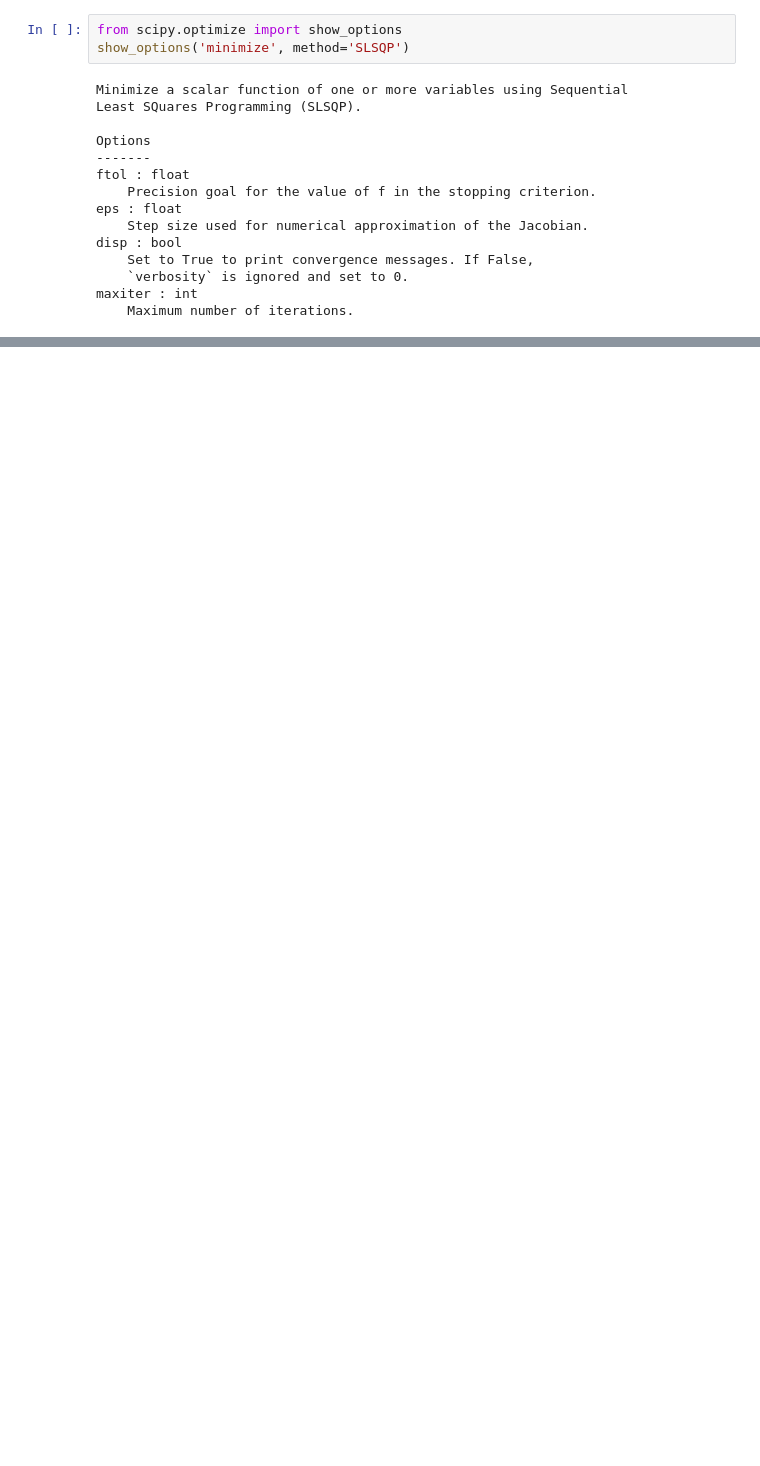
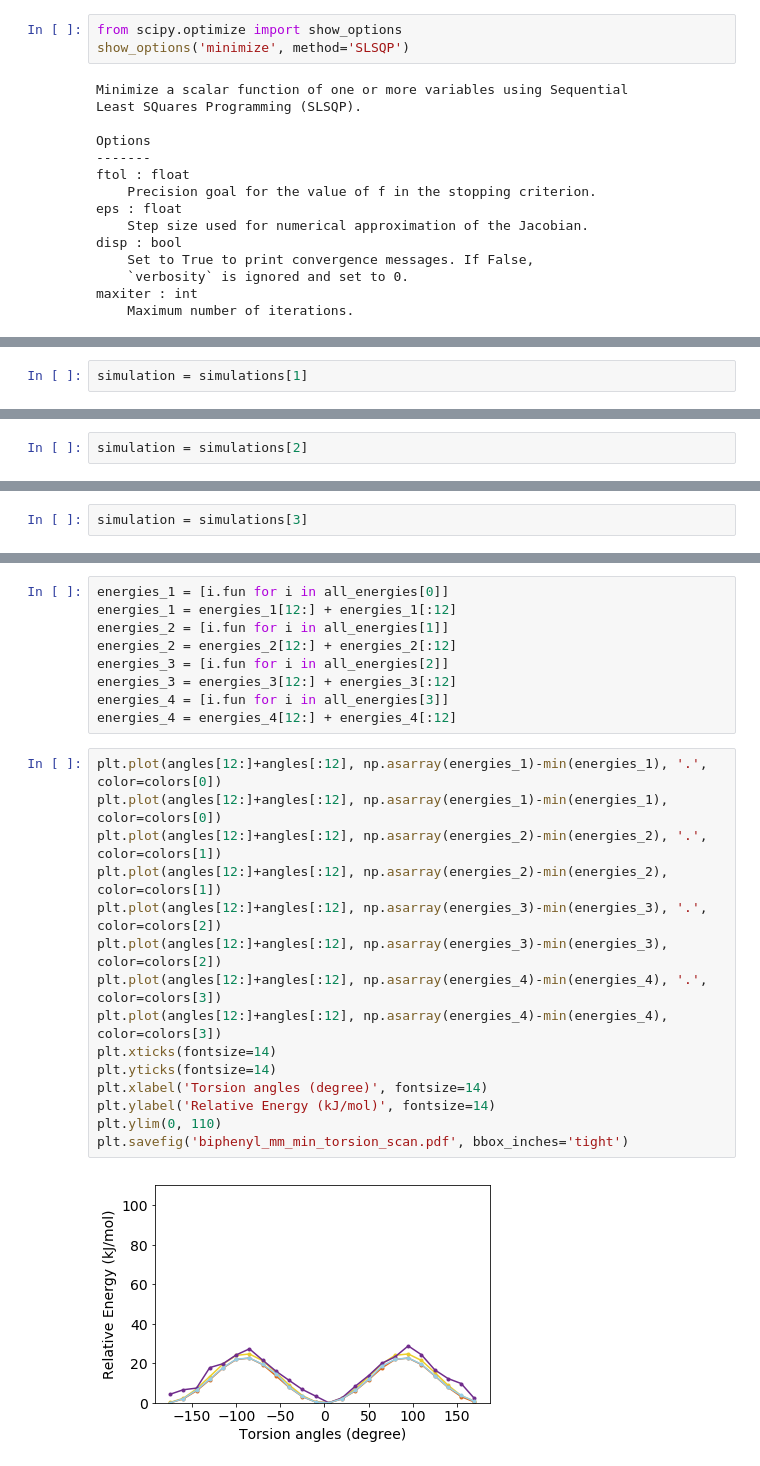
Before and after one commit to choderalab/fragmenter_data, a Jupyter notebook: manuscript-figures/figure-3/biphenyl_mm_energy.ipynb, the cells around one changed output, grey strips where cells are left out. Cells and saved outputs as stored; diff of their text form; blank space fills up the shorter version.

```diff
--- a/manuscript-figures/figure-3/biphenyl_mm_energy.ipynb
+++ b/manuscript-figures/figure-3/biphenyl_mm_energy.ipynb
@@ -266,0 +300,2 @@ Optimization terminated successfully.    (Exit mode 0)
+# %%
+simulation = simulations[1]
@@ -266,0 +369,2 @@ Optimization terminated successfully.    (Exit mode 0)
+# %%
+simulation = simulations[2]
@@ -266,0 +417,2 @@ Optimization terminated successfully.    (Exit mode 0)
+# %%
+simulation = simulations[3]
@@ -266,0 +465,26 @@ Optimization terminated successfully.    (Exit mode 0)
+# %%
+energies_1 = [i.fun for i in all_energies[0]]
+energies_1 = energies_1[12:] + energies_1[:12]
+energies_2 = [i.fun for i in all_energies[1]]
+energies_2 = energies_2[12:] + energies_2[:12]
+energies_3 = [i.fun for i in all_energies[2]]
+energies_3 = energies_3[12:] + energies_3[:12]
+energies_4 = [i.fun for i in all_energies[3]]
+energies_4 = energies_4[12:] + energies_4[:12]
+# %%
+plt.plot(angles[12:]+angles[:12], np.asarray(energies_1)-min(energies_1), '.', color=colors[0])
+plt.plot(angles[12:]+angles[:12], np.asarray(energies_1)-min(energies_1), color=colors[0])
+plt.plot(angles[12:]+angles[:12], np.asarray(energies_2)-min(energies_2), '.', color=colors[1])
+plt.plot(angles[12:]+angles[:12], np.asarray(energies_2)-min(energies_2), color=colors[1])
+plt.plot(angles[12:]+angles[:12], np.asarray(energies_3)-min(energies_3), '.', color=colors[2])
+plt.plot(angles[12:]+angles[:12], np.asarray(energies_3)-min(energies_3), color=colors[2])
+plt.plot(angles[12:]+angles[:12], np.asarray(energies_4)-min(energies_4), '.', color=colors[3])
+plt.plot(angles[12:]+angles[:12], np.asarray(energies_4)-min(energies_4), color=colors[3])
+plt.xticks(fontsize=14)
+plt.yticks(fontsize=14)
+plt.xlabel('Torsion angles (degree)', fontsize=14)
+plt.ylabel('Relative Energy (kJ/mol)', fontsize=14)
+plt.ylim(0, 110)
+plt.savefig('biphenyl_mm_min_torsion_scan.pdf', bbox_inches='tight')
+# %% [output]
+[figure, added]
```
Also changed, not shown: parts of 10 cells of this notebook, 9 other files.
